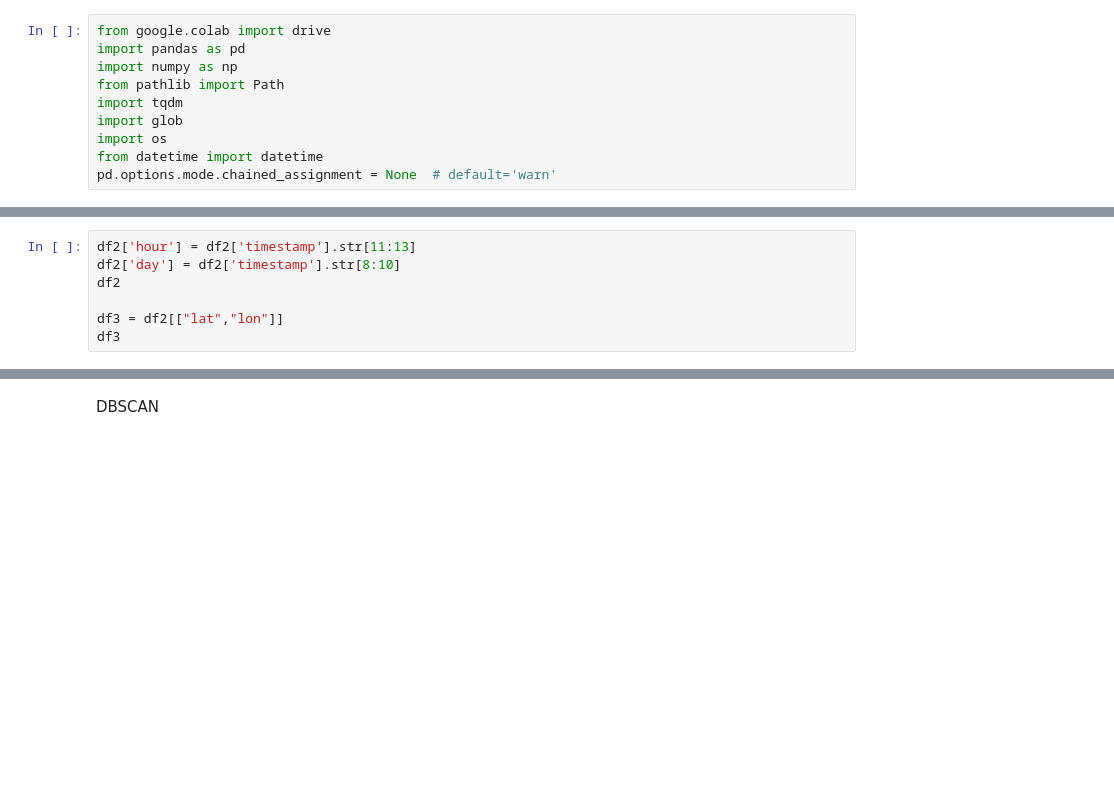
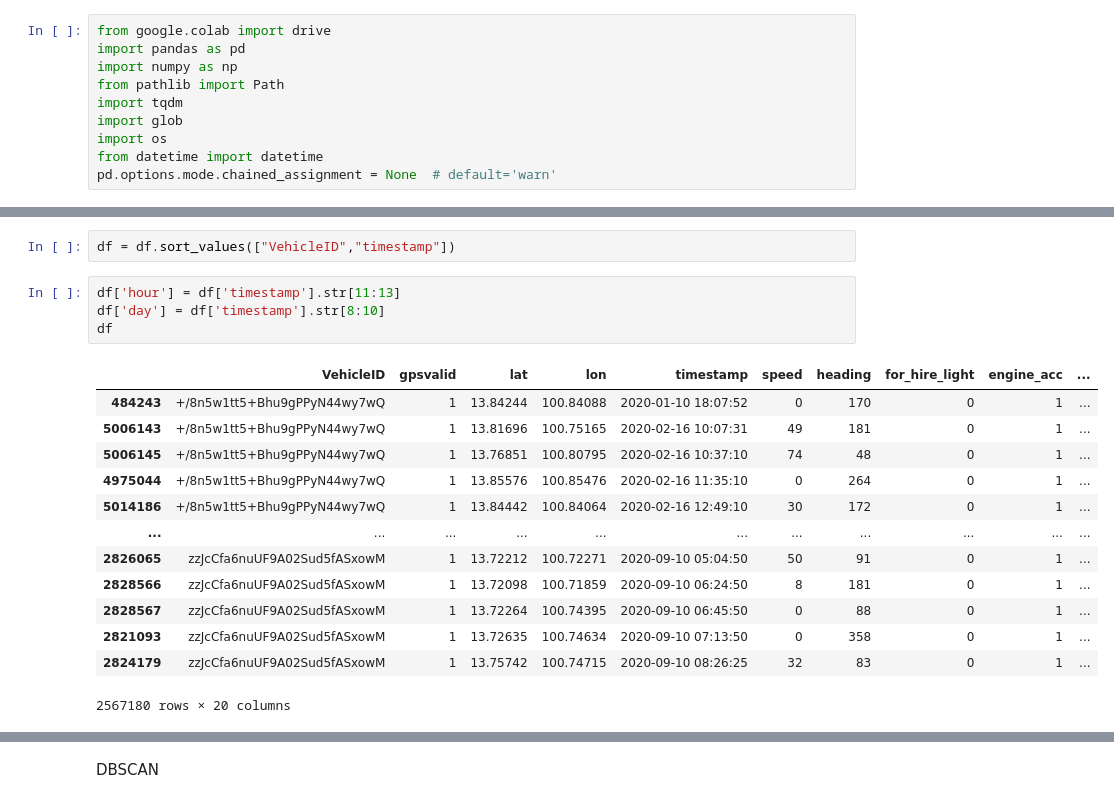
Before and after one commit to tchtan/Taxi-Analytics, a Jupyter notebook: taxi.ipynb, the cells around one changed output, grey strips where cells are left out. Cells and saved outputs as stored; diff of their text form; blank space fills up the shorter version.

```diff
--- a/taxi.ipynb
+++ b/taxi.ipynb
@@ -508,7 +474,20 @@ df = df.drop(columns="Unnamed: 0")
+# %%
+df = df.sort_values(["VehicleID","timestamp"])
 # %%
-df2['hour'] = df2['timestamp'].str[11:13]
-df2['day'] = df2['timestamp'].str[8:10]
-df2
-
-df3 = df2[["lat","lon"]]
-df3
+df['hour'] = df['timestamp'].str[11:13]
+df['day'] = df['timestamp'].str[8:10]
+df
+# %% [output]
+|  | VehicleID | gpsvalid | lat | lon | timestamp | speed | heading | for_hire_light | engine_acc | ... |
+| 484243 | +/8n5w1tt5+Bhu9gPPyN44wy7wQ | 1 | 13.84244 | 100.84088 | 2020-01-10 18:07:52 | 0 | 170 | 0 | 1 | ... |
+| 5006143 | +/8n5w1tt5+Bhu9gPPyN44wy7wQ | 1 | 13.81696 | 100.75165 | 2020-02-16 10:07:31 | 49 | 181 | 0 | 1 | ... |
+| 5006145 | +/8n5w1tt5+Bhu9gPPyN44wy7wQ | 1 | 13.76851 | 100.80795 | 2020-02-16 10:37:10 | 74 | 48 | 0 | 1 | ... |
+| 4975044 | +/8n5w1tt5+Bhu9gPPyN44wy7wQ | 1 | 13.85576 | 100.85476 | 2020-02-16 11:35:10 | 0 | 264 | 0 | 1 | ... |
+| 5014186 | +/8n5w1tt5+Bhu9gPPyN44wy7wQ | 1 | 13.84442 | 100.84064 | 2020-02-16 12:49:10 | 30 | 172 | 0 | 1 | ... |
+| ... | ... | ... | ... | ... | ... | ... | ... | ... | ... | ... |
+| 2826065 | zzJcCfa6nuUF9A02Sud5fASxowM | 1 | 13.72212 | 100.72271 | 2020-09-10 05:04:50 | 50 | 91 | 0 | 1 | ... |
+| 2828566 | zzJcCfa6nuUF9A02Sud5fASxowM | 1 | 13.72098 | 100.71859 | 2020-09-10 06:24:50 | 8 | 181 | 0 | 1 | ... |
+| 2828567 | zzJcCfa6nuUF9A02Sud5fASxowM | 1 | 13.72264 | 100.74395 | 2020-09-10 06:45:50 | 0 | 88 | 0 | 1 | ... |
+| 2821093 | zzJcCfa6nuUF9A02Sud5fASxowM | 1 | 13.72635 | 100.74634 | 2020-09-10 07:13:50 | 0 | 358 | 0 | 1 | ... |
+| 2824179 | zzJcCfa6nuUF9A02Sud5fASxowM | 1 | 13.75742 | 100.74715 | 2020-09-10 08:26:25 | 32 | 83 | 0 | 1 | ... |
+2567180 rows × 20 columns
```
Also changed, not shown: parts of 31 cells of this notebook.
